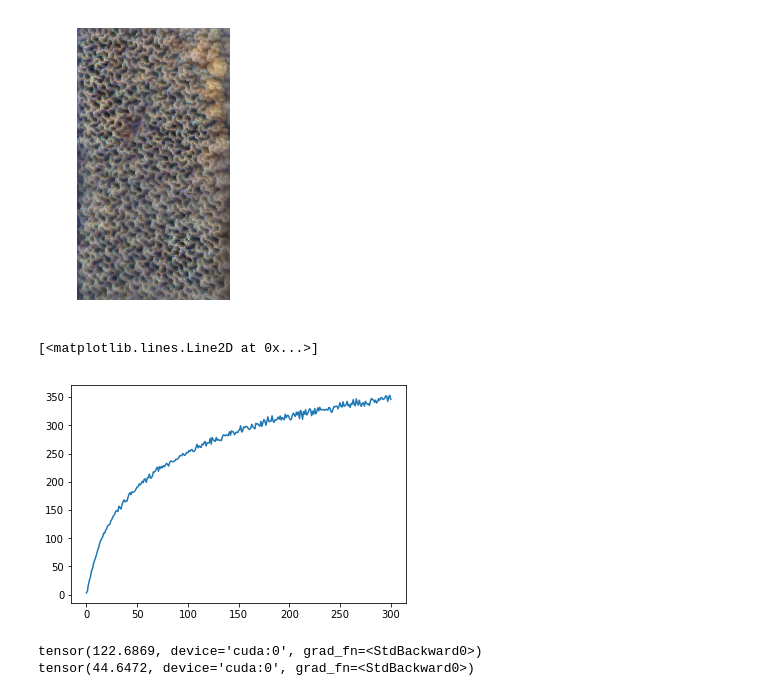
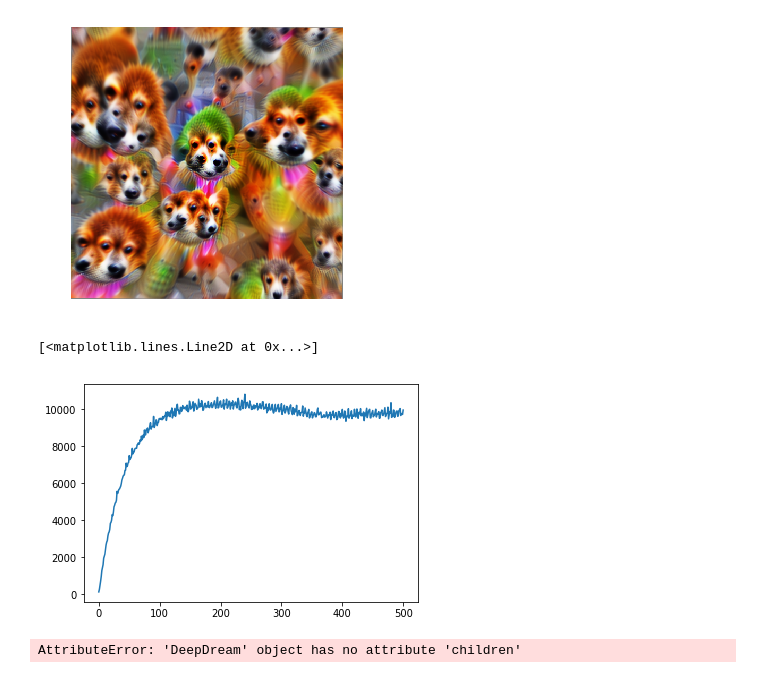
Before and after one commit to justinpinkney/sumie, a Jupyter notebook: docs/im_opt.ipynb, the cells around one changed output. Cells and saved outputs as stored; diff of their text form; code cells hidden in the pictures.

```diff
--- a/docs/im_opt.ipynb
+++ b/docs/im_opt.ipynb
@@ -77,48 +77,58 @@ def change_combined(opt, i):
         opt.objective.children[0] = sumie.objectives.ConvChannel(opt.model[26], np.random.randint(512), func=torch.std)
     if i % 300 == 0:
         opt.objective.children[1] = sumie.objectives.ConvChannel(opt.model[10], np.random.randint(256), func=torch.std)
 
 from skimage.transform import AffineTransform
 
 def warp_image(opt, i):
     if i % 5 == 0:
-        tform = AffineTransform(scale=(0.998, 0.998))
+        s_x = 1/1.01
+        s_y = 1/1.01
+        x = 512/2
+        y = 512/2
+        matrix = np.array([[s_x,  0, (-s_x*x)+x],
+                            [0,  s_y, (-s_y*y)+y],
+                            [0,    0,          1]])
+        tform = AffineTransform(matrix=matrix)
         reshaped_image = opt.image.base_image().detach().permute(3,2,1,0).squeeze(3).cpu().numpy()
         warped = skimage.transform.warp(reshaped_image, tform)
-        #warped = skimage.transform.rotate(warped, 0.25)
+        warped = skimage.transform.rotate(warped, 0.25)
         #warped = reshaped_image
         warped = torch.Tensor(warped).permute(2,1,0).unsqueeze(0).contiguous()
         opt.image.base_image.set_pixels(warped.to(device))
 
-im = sumie.Image((720, 1280), param='fft', transforms=[
+imsize = 512
+content_url = 'https://upload.wikimedia.org/wikipedia/commons/6/69/Phoenix_Hall%2C_Byodo-in%2C_November_2016_-01.jpg'
+content_image = sumie.io.load_url(content_url, size=(imsize, imsize))
+
+im = sumie.Image((512, 512), param='fft', transforms=[
                     sumie.transforms.PositionJitter(8),
                     sumie.transforms.Interpolate(0.5),
                     sumie.transforms.Normalise(),
-              ]
+              ], init=content_image
             )
 
 device = 'cuda'
 im.to(device)
 model.to(device)
 channel = sumie.objectives.ConvChannel(model.features[26], 0, func=torch.std)
 obj2 = sumie.objectives.ConvChannel(model.features[10], 0, func=torch.std)
 combined = sumie.objectives.Composite([channel, obj2], [1, 5])
-opt = sumie.Optimiser(im, model.features, combined)
+opt = sumie.Optimiser(im, model.features, sumie.objectives.DeepDream(model.features[23]))
 opt.add_callback(warp_image)
 #opt.add_callback(change_combined)
 
-opt.run(iterations=200, progress=True, lr=0.025, output='tmp', output_skip=5)
+opt.run(iterations=1000, progress=True, lr=0.025, output='tmp', output_skip=5)
 sumie.vis.show(im.get_image())
 # %% [output]
-[figure, old version]
+[figure, new version]
 # %%
 plt.plot([x.item() for x in opt.history])
 # %% [output]
 [<matplotlib.lines.Line2D at 0x...>]
-[figure, old version]
+[figure, new version]
 # %%
 for child in opt.objective.children:
     print(child.objective)
 # %% [output]
-tensor(122.6869, device='cuda:0', grad_fn=<StdBackward0>)
-tensor(44.6472, device='cuda:0', grad_fn=<StdBackward0>)
+AttributeError: 'DeepDream' object has no attribute 'children'
```
Also changed, not shown: parts of 3 cells of this notebook, 12 other files.
